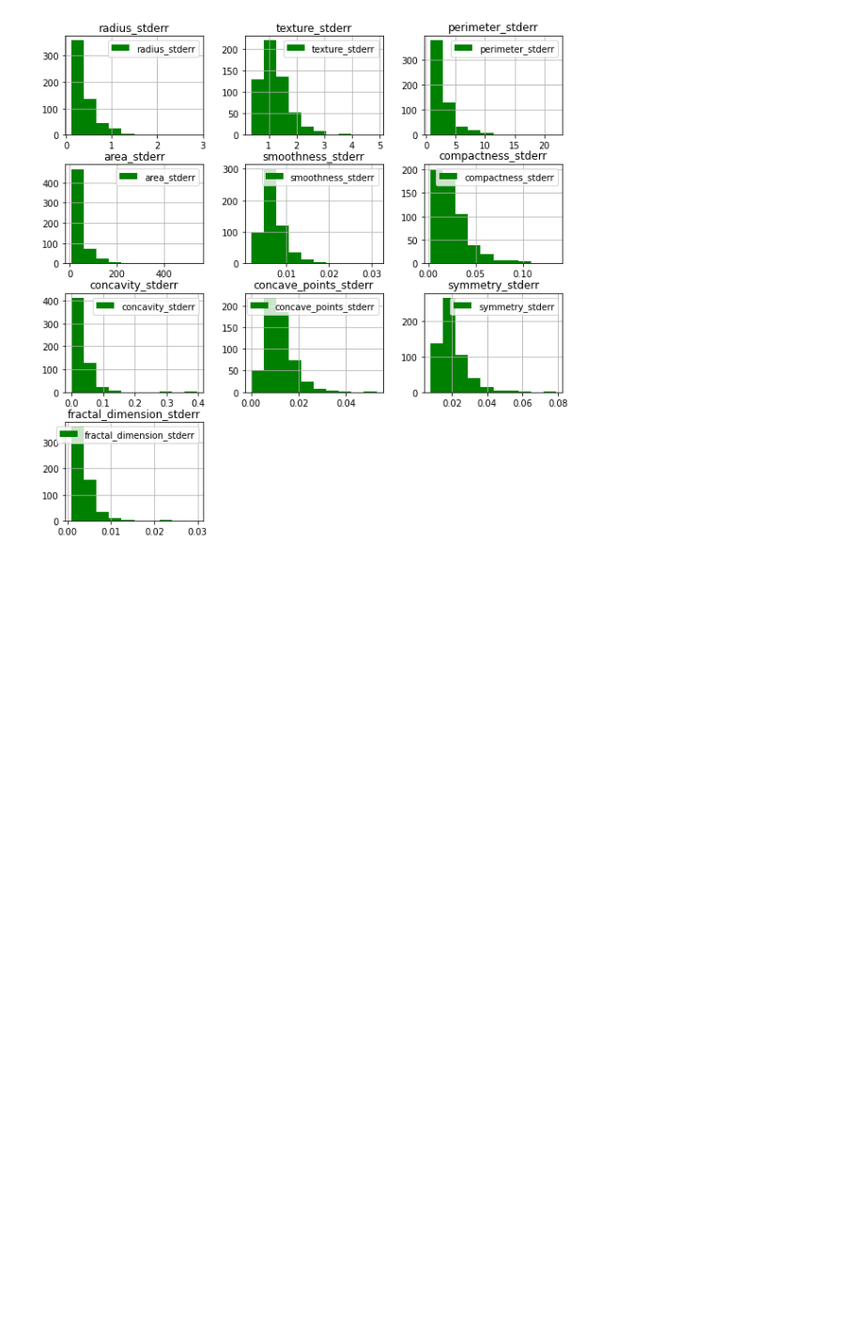
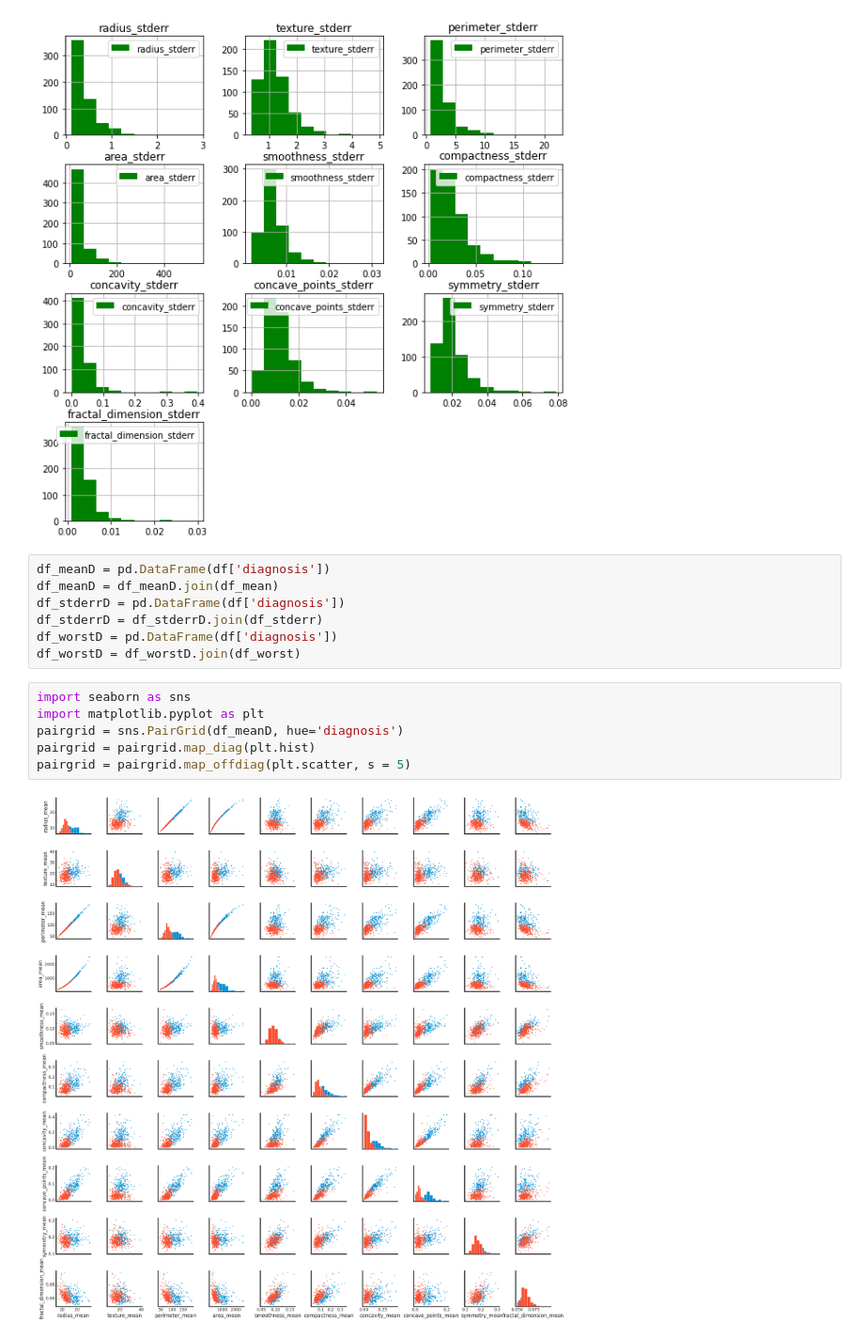
Before and after one commit to Roshni-Bala/Breast-Cancer-Risk-Prediction, a Jupyter notebook: risk_prediction.ipynb, the cells around one changed output. Shown at 94% size. Drawn from its saved outputs; the diff is of its cells as text; blank space fills up the shorter version.

Commit message:
pair grid multi-nodal viz

```diff
--- a/risk_prediction.ipynb
+++ b/risk_prediction.ipynb
@@ -205,3 +187,18 @@ array([[<matplotlib.axes._subplots.AxesSubplot object at 0x...>,
         <matplotlib.axes._subplots.AxesSubplot object at 0x...>]],
       dtype=object)
 [figure]
+# %%
+df_meanD = pd.DataFrame(df['diagnosis'])
+df_meanD = df_meanD.join(df_mean)
+df_stderrD = pd.DataFrame(df['diagnosis'])
+df_stderrD = df_stderrD.join(df_stderr)
+df_worstD = pd.DataFrame(df['diagnosis'])
+df_worstD = df_worstD.join(df_worst)
+# %%
+import seaborn as sns
+import matplotlib.pyplot as plt
+pairgrid = sns.PairGrid(df_meanD, hue='diagnosis')
+pairgrid = pairgrid.map_diag(plt.hist)
+pairgrid = pairgrid.map_offdiag(plt.scatter, s = 5)
+# %% [output]
+[figure, added]
```
Also changed, not shown: parts of 3 cells of this notebook.
